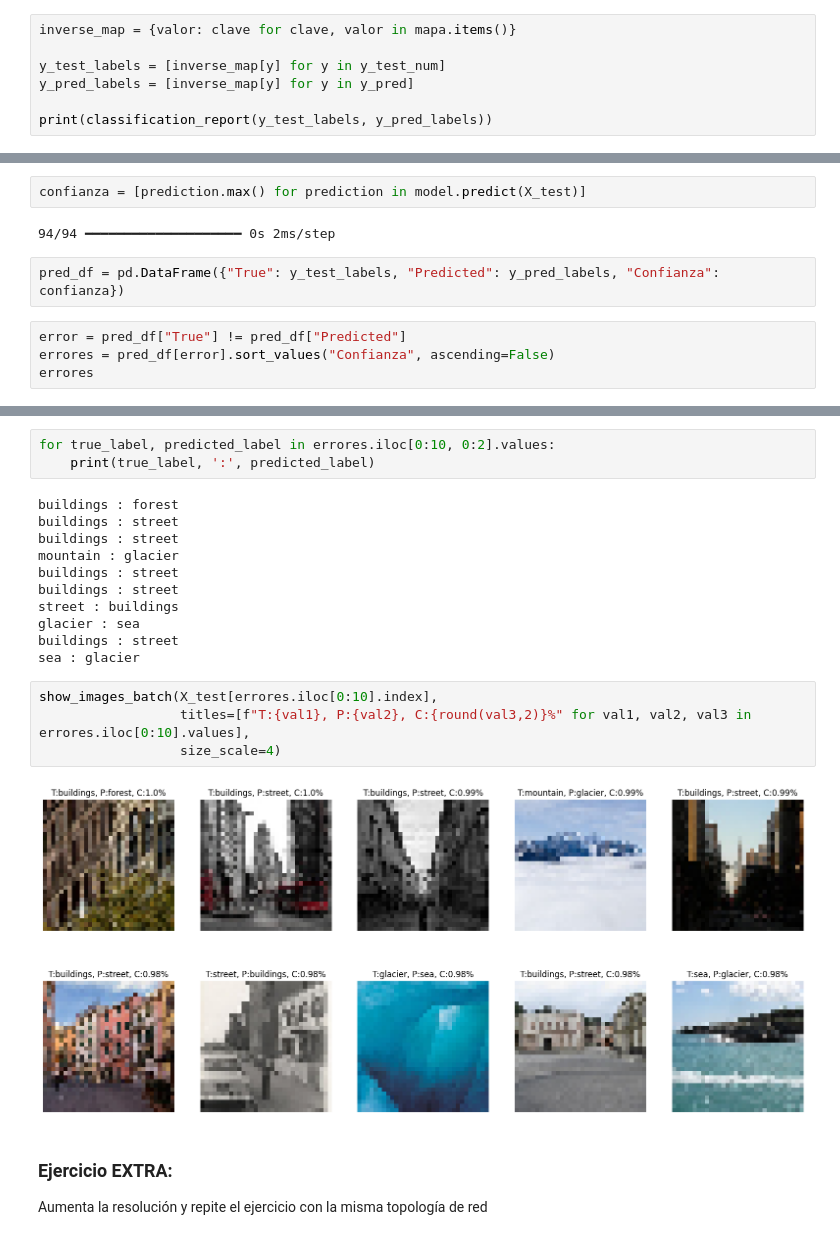
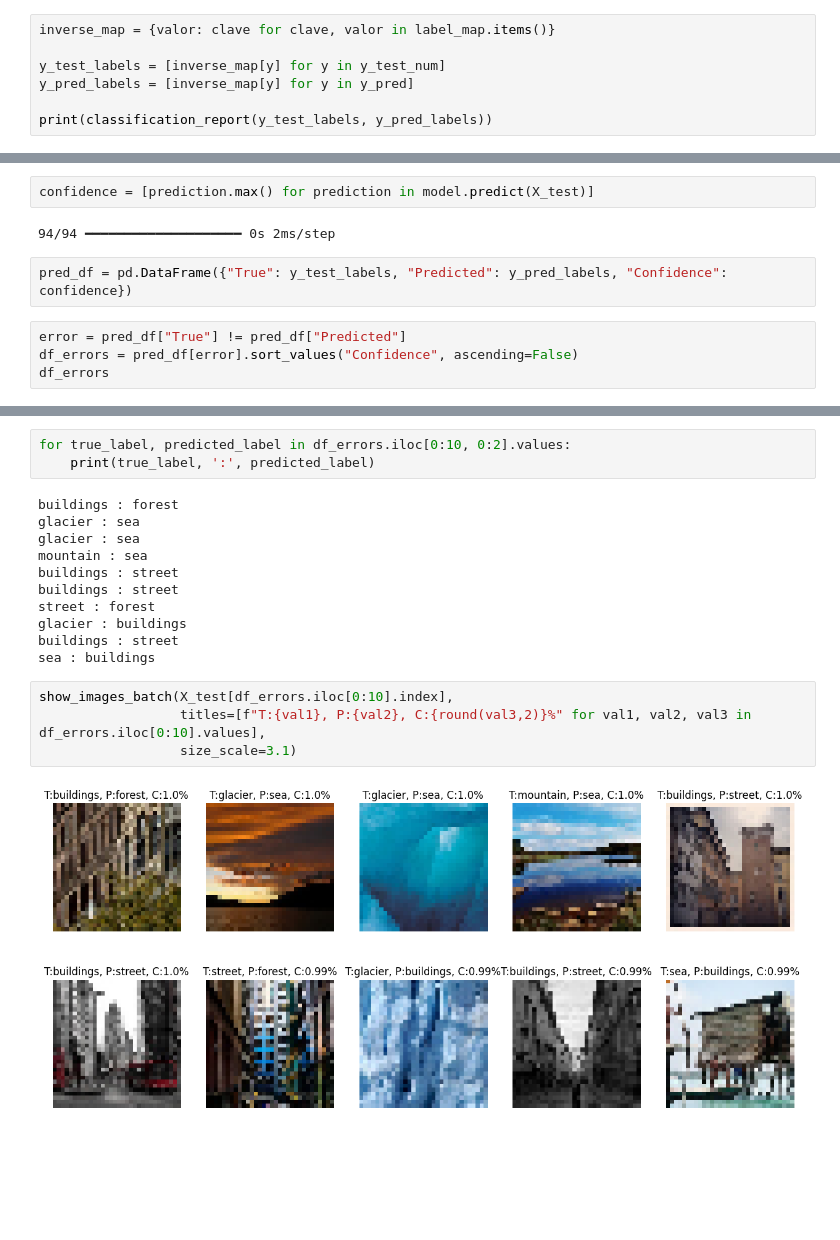
Before and after one commit to elecomexp/deep_learning, a Jupyter notebook: src/notebooks/nb01_cnn_landscapes.ipynb, the cells around one changed output, grey strips where cells are left out. Cells and saved outputs as stored; diff of their text form; blank space fills up the shorter version.

```diff
--- a/src/notebooks/nb01_cnn_landscapes.ipynb
+++ b/src/notebooks/nb01_cnn_landscapes.ipynb
@@ -485,7 +447,7 @@ y_pred = [np.argmax(prediction) for prediction in model.predict(X_test)]
 # %% [output]
 94/94 ━━━━━━━━━━━━━━━━━━━━ 0s 3ms/step
 # %%
-inverse_map = {valor: clave for clave, valor in mapa.items()}
+inverse_map = {valor: clave for clave, valor in label_map.items()}
 
 y_test_labels = [inverse_map[y] for y in y_test_num]
 y_pred_labels = [inverse_map[y] for y in y_pred]
@@ -521,11 +482,11 @@ Representa algunos de los paisajes donde el modelo comete errores y muestra la c
 # %%
-confianza = [prediction.max() for prediction in model.predict(X_test)]
+confidence = [prediction.max() for prediction in model.predict(X_test)]
 # %% [output]
 94/94 ━━━━━━━━━━━━━━━━━━━━ 0s 2ms/step
 # %%
-pred_df = pd.DataFrame({"True": y_test_labels, "Predicted": y_pred_labels, "Confianza": confianza})
+pred_df = pd.DataFrame({"True": y_test_labels, "Predicted": y_pred_labels, "Confidence": confidence})
 # %%
 error = pred_df["True"] != pred_df["Predicted"]
-errores = pred_df[error].sort_values("Confianza", ascending=False)
-errores
+df_errors = pred_df[error].sort_values("Confidence", ascending=False)
+df_errors
 # %% [output]
@@ -545,24 +506,20 @@ errores
 # %%
-for true_label, predicted_label in errores.iloc[0:10, 0:2].values:
+for true_label, predicted_label in df_errors.iloc[0:10, 0:2].values:
     print(true_label, ':', predicted_label)
 # %% [output]
 buildings : forest
+glacier : sea
+glacier : sea
+mountain : sea
 buildings : street
 buildings : street
-mountain : glacier
+street : forest
+glacier : buildings
 buildings : street
-buildings : street
-street : buildings
-glacier : sea
-buildings : street
-sea : glacier
+sea : buildings
 # %%
-show_images_batch(X_test[errores.iloc[0:10].index],
-                  titles=[f"T:{val1}, P:{val2}, C:{round(val3,2)}%" for val1, val2, val3 in errores.iloc[0:10].values],
-                  size_scale=4)
+show_images_batch(X_test[df_errors.iloc[0:10].index],
+                  titles=[f"T:{val1}, P:{val2}, C:{round(val3,2)}%" for val1, val2, val3 in df_errors.iloc[0:10].values],
+                  size_scale=3.1)
 # %% [output]
-[figure, old version]
+[figure, new version]
-# %% [markdown]
-### Ejercicio EXTRA:
-
-Aumenta la resolución y repite el ejercicio con la misma topología de red
```
Also changed, not shown: parts of 92 cells of this notebook.
